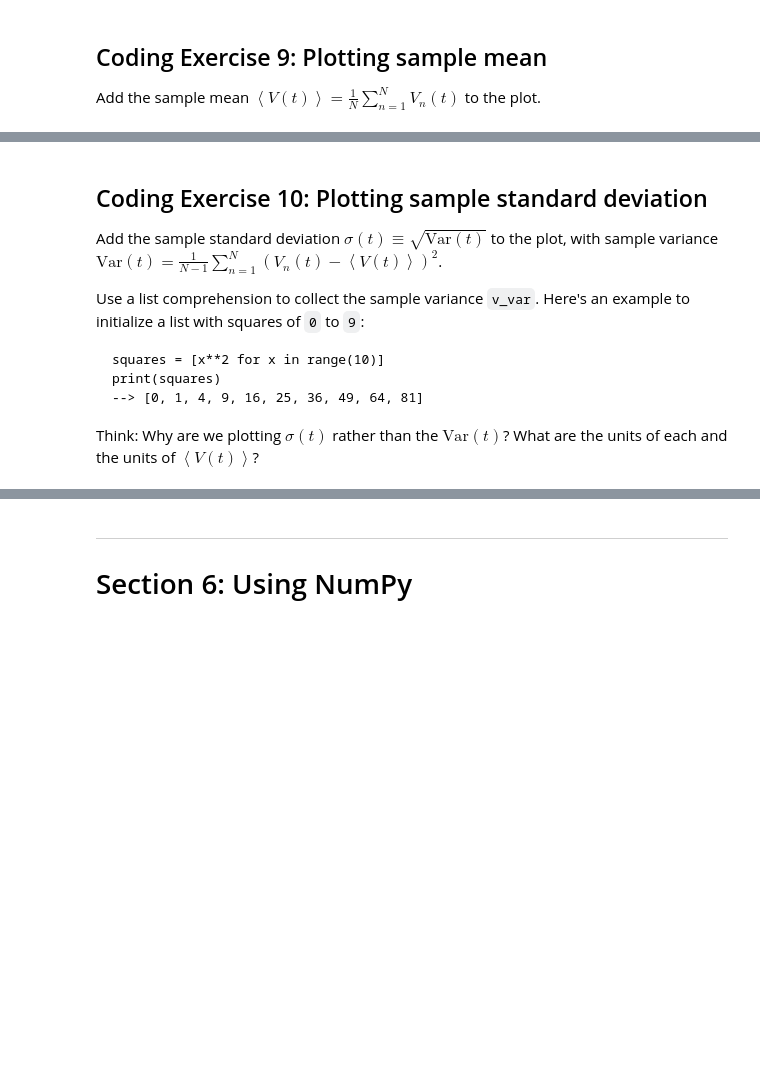
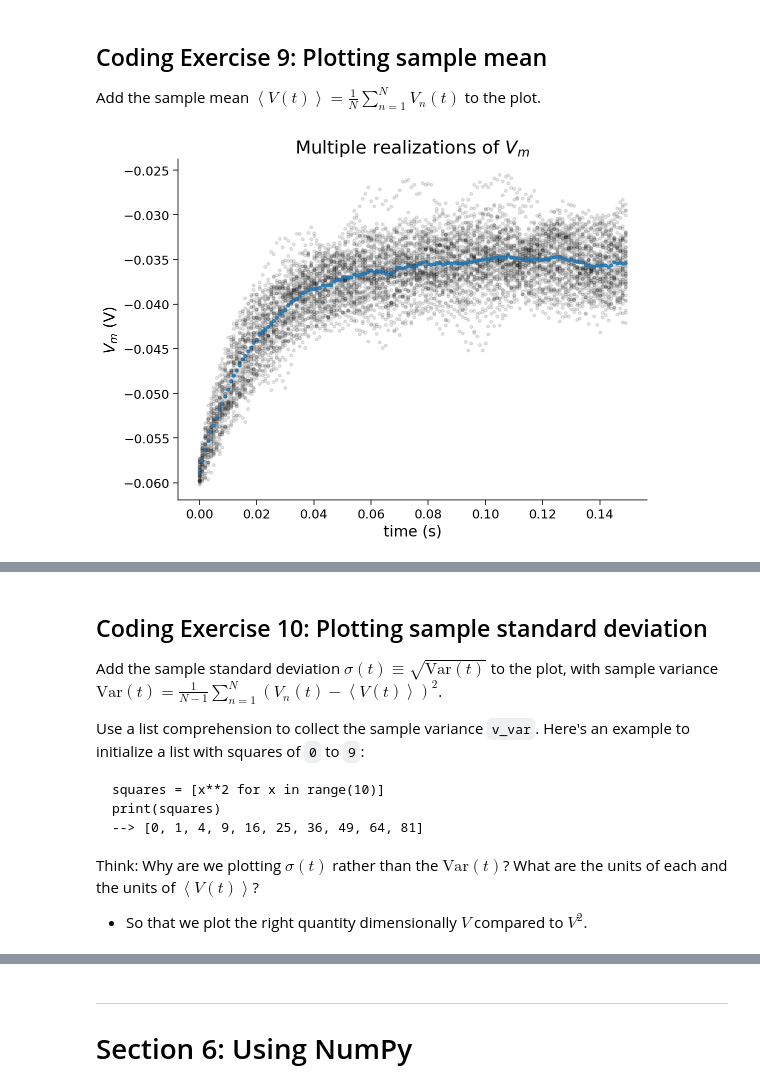
Before and after one commit to pranshumalik14/nma-compneurosci-2022, a Jupyter notebook: tutorials/lif_tut1.ipynb, the cells around one changed output, grey strips where cells are left out. Cells and saved outputs as stored; diff of their text form; code cells hidden in the pictures; blank space fills up the shorter version.

````diff
--- a/tutorials/lif_tut1.ipynb
+++ b/tutorials/lif_tut1.ipynb
@@ -766,12 +761,6 @@ with plt.xkcd():
 
 Add the sample mean $\left\langle V(t)\right\rangle=\frac{1}{N}\sum_{n=1}^N V_n(t)$ to the plot.
 # %%
-#################################################
-## TODO for students: fill out code to plot sample mean ##
-# Fill out code and comment or remove the next line
-raise NotImplementedError("Student exercise: You need to plot the sample mean")
-#################################################
-
 # Set random number generator
 np.random.seed(2020)
 
@@ -784,36 +773,38 @@ v_n = [el] * n
 
 # Initialize the figure
 plt.figure()
 plt.title('Multiple realizations of $V_m$')
 plt.xlabel('time (s)')
 plt.ylabel('$V_m$ (V)')
 
 # Loop for step_end steps
 for step in range(step_end):
 
   # Compute value of t
   t = step * dt
 
   # Loop for n simulations
-  for j in range(0, n):
+  for j in range(n):
 
     # Compute value of i at this time step
     i = i_mean * (1 + 0.1 * (t_max/dt)**(0.5) * (2* np.random.random() - 1))
 
     # Compute value of v for this simulation
     v_n[j] = v_n[j] + (dt / tau) * (el - v_n[j] + r*i)
 
   # Compute sample mean by summing list of v_n using sum, and dividing by n
-  v_mean = ...
+  v_mean = sum(v_n)/n
 
   # Plot simulations
   plt.plot(n*[t], v_n, 'k.', alpha=0.1)
 
   # Plot sample mean using alpha=0.8 and'C0.' for blue
-  plt.plot(...)
+  plt.plot(t, v_mean, 'C0.', alpha=0.8)
 
 # Display plot
 plt.show()
+# %% [output]
+[figure, added]
 # %% [markdown]
 [*Click for solution*](https://github.com/NeuromatchAcademy/precourse/tree/main//tutorials/W0D1_PythonWorkshop1/solutions/W0D1_Tutorial1_Solution_684b683f.py)
 
@@ -833,4 +824,6 @@ print(squares)
 ```
 
 Think: Why are we plotting $\sigma(t)$ rather than the $\text{Var}(t)$? What are the units of each and the units of $\left\langle V(t)\right\rangle$?
+
+*   So that we plot the right quantity dimensionally $V$ compared to $V^2$.
 # %%
````
Also changed, not shown: parts of 14 cells of this notebook.
